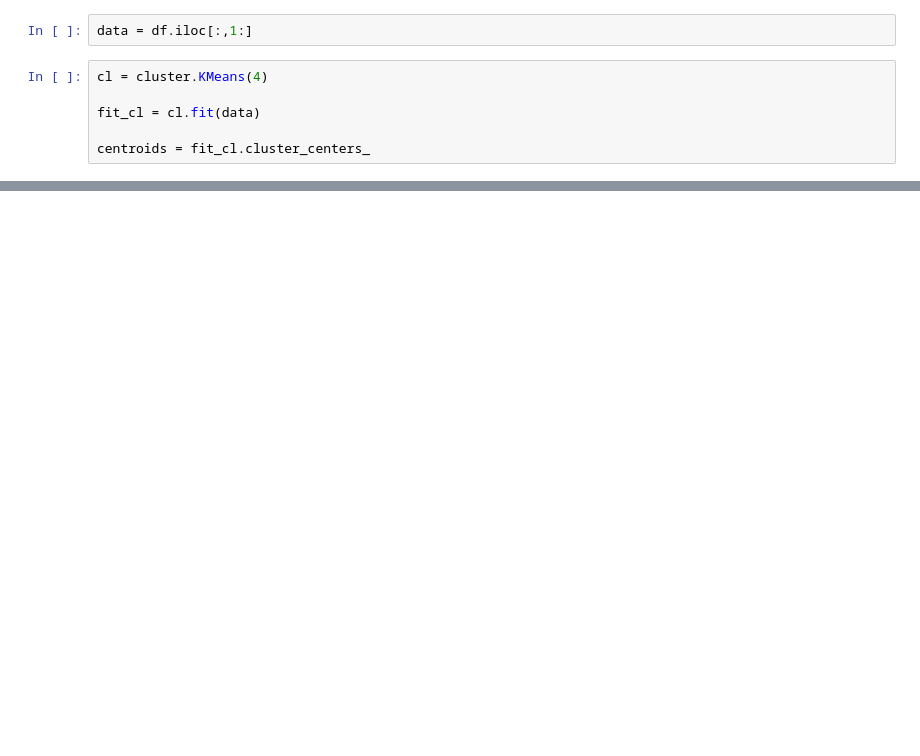
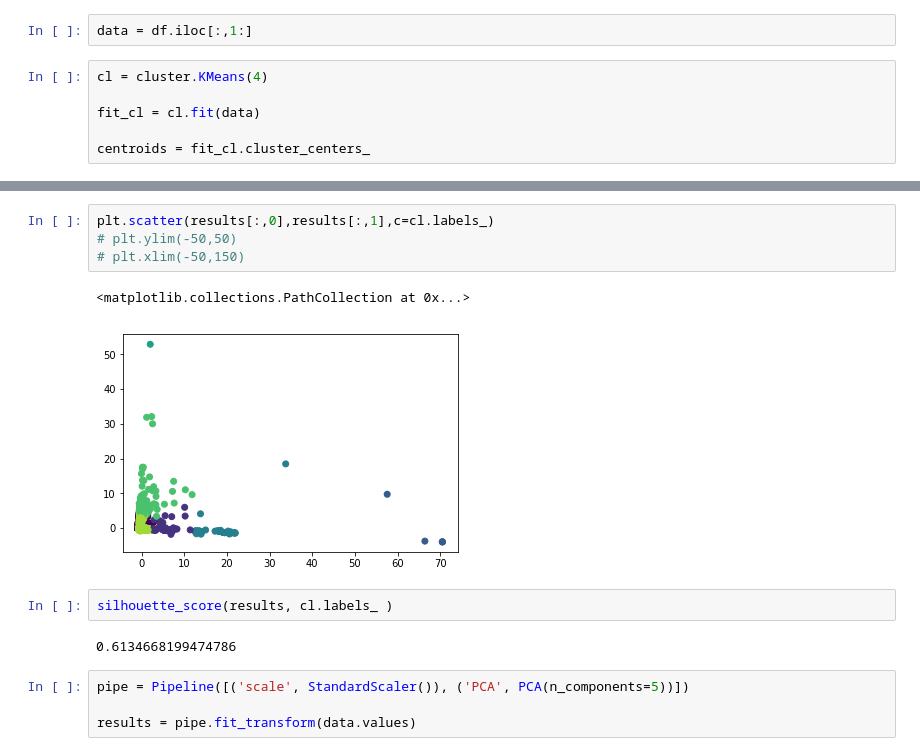
Before and after one commit to willprice221/ethereum_clustering, a Jupyter notebook: cluster.ipynb, the cells around one changed output, grey strips where cells are left out. Cells and saved outputs as stored; diff of their text form; blank space fills up the shorter version.

Commit message:
silhouette scores

```diff
--- a/cluster.ipynb
+++ b/cluster.ipynb
@@ -54,0 +78,15 @@ array([[2.32427026e+00, 3.80917537e+00, 3.75807231e+01, 1.24515685e+01,
+# %%
+plt.scatter(results[:,0],results[:,1],c=cl.labels_)
+# plt.ylim(-50,50)
+# plt.xlim(-50,150)
+# %% [output]
+<matplotlib.collections.PathCollection at 0x...>
+[figure, added]
+# %%
+silhouette_score(results, cl.labels_ )
+# %% [output]
+0.6134668199474786
+# %%
+pipe = Pipeline([('scale', StandardScaler()), ('PCA', PCA(n_components=5))])
+
+results = pipe.fit_transform(data.values)
```
Also changed, not shown: parts of 13 cells of this notebook.
